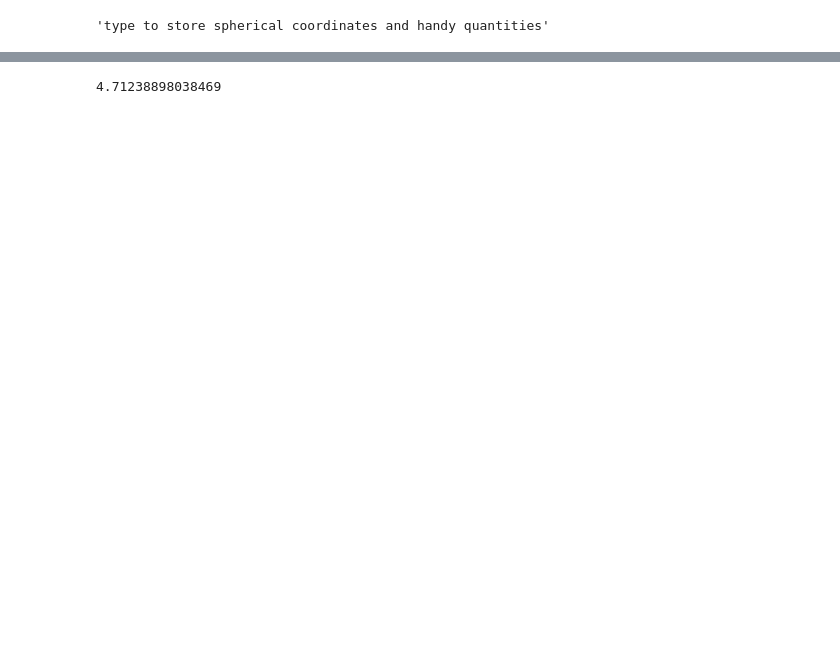
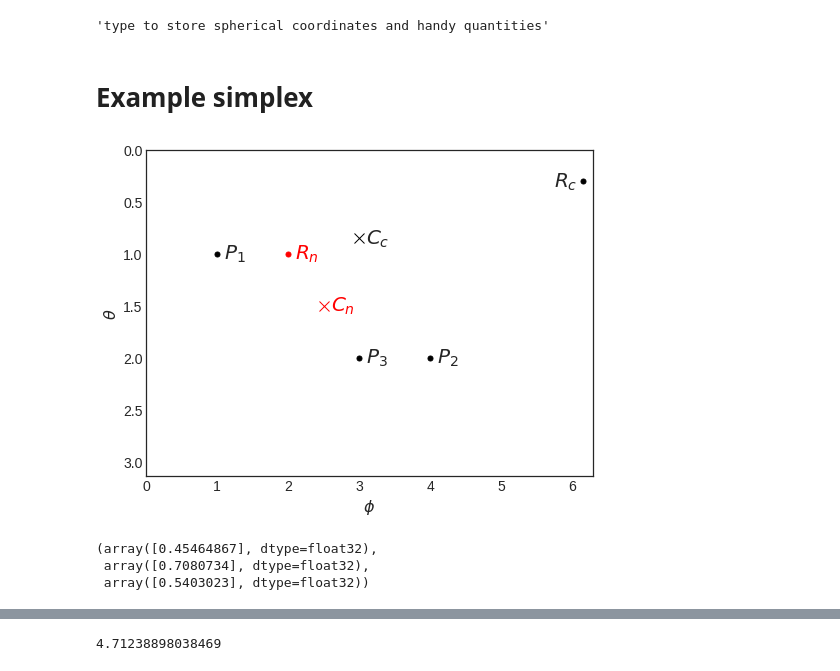
Before and after one commit to philippeller/spherical_opt, a Jupyter notebook: Simplex.ipynb, the cells around one changed output, grey strips where cells are left out. Drawn from its saved outputs; the diff is of its cells as text; code cells hidden in the pictures; blank space fills up the shorter version.

```diff
--- a/Simplex.ipynb
+++ b/Simplex.ipynb
@@ -324,3 +332,5 @@ def spherical_simplex_2d(f, initial_points=None, verbose=False, fstd=0.01, maxit
                 types.append('shrink')
     best_idx = np.argmin(fvals)
     return fvals[best_idx], points[best_idx], all_points, types, niter, ncall
+# %% [markdown]
+# Example simplex
@@ -326,0 +369,43 @@ def spherical_simplex_2d(f, initial_points=None, verbose=False, fstd=0.01, maxit
+# %%
+fig, ax = plt.subplots()
+
+
+ax.plot(A['az'], A['zen'], 'o', markersize=5, c='k')
+ax.text(A['az']+0.1, A['zen'], '$P_1$', fontsize=20, verticalalignment='center')
+
+ax.plot(B['az'], B['zen'], 'o', markersize=5, c='k')
+ax.text(B['az']+0.1, B['zen'], '$P_2$', fontsize=20, verticalalignment='center')
+
+ax.plot(D['az'], D['zen'], 'o', markersize=5, c='k')
+ax.text(D['az']+0.1, D['zen'], '$P_3$', fontsize=20, verticalalignment='center')
+
+ax.plot(C1['az'], C1['zen'], 'x', markersize=10, c='r')
+ax.text(C1['az']+0.1, C1['zen'], r"$C_n$", fontsize=20, verticalalignment='center', color='r')
+
+ax.plot(C2['az'], C2['zen'], 'x', markersize=10, c='k')
+ax.text(C2['az']+0.1, C2['zen'], "$C_c$", fontsize=20, verticalalignment='center')
+
+
+ax.plot(R1['az'], R1['zen'], 'o', markersize=5, c='r')
+ax.text(R1['az']+0.1, R1['zen'], r"$R_n$", fontsize=20, verticalalignment='center', color='r')
+
+ax.plot(R2['az'], R2['zen'], 'o', markersize=5, c='k')
+ax.text(R2['az']-0.4, R2['zen'], "$R_c$", fontsize=20, verticalalignment='center')
+
+ax.set_xlim((0,2*np.pi))
+ax.set_ylim((0,np.pi))
+ax.set_xlabel(r'$\phi$')
+ax.set_ylabel(r'$\theta$')
+
+ax.invert_yaxis()
+
+fig.savefig('2d.pdf')
+fig.savefig('2d.png')
+# %% [output]
+[figure, added]
+# %%
+A['x'], A['y'], A['z']
+# %% [output]
+(array([0.45464867], dtype=float32),
+ array([0.7080734], dtype=float32),
+ array([0.5403023], dtype=float32))
```
Also changed, not shown: parts of 13 cells of this notebook.
